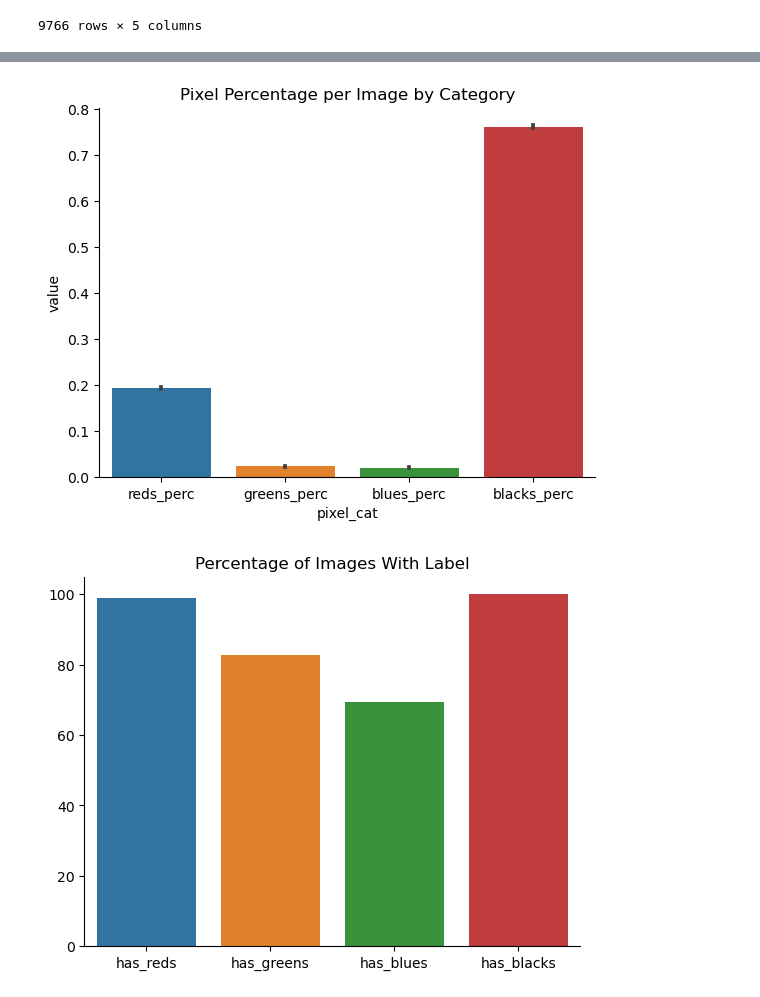
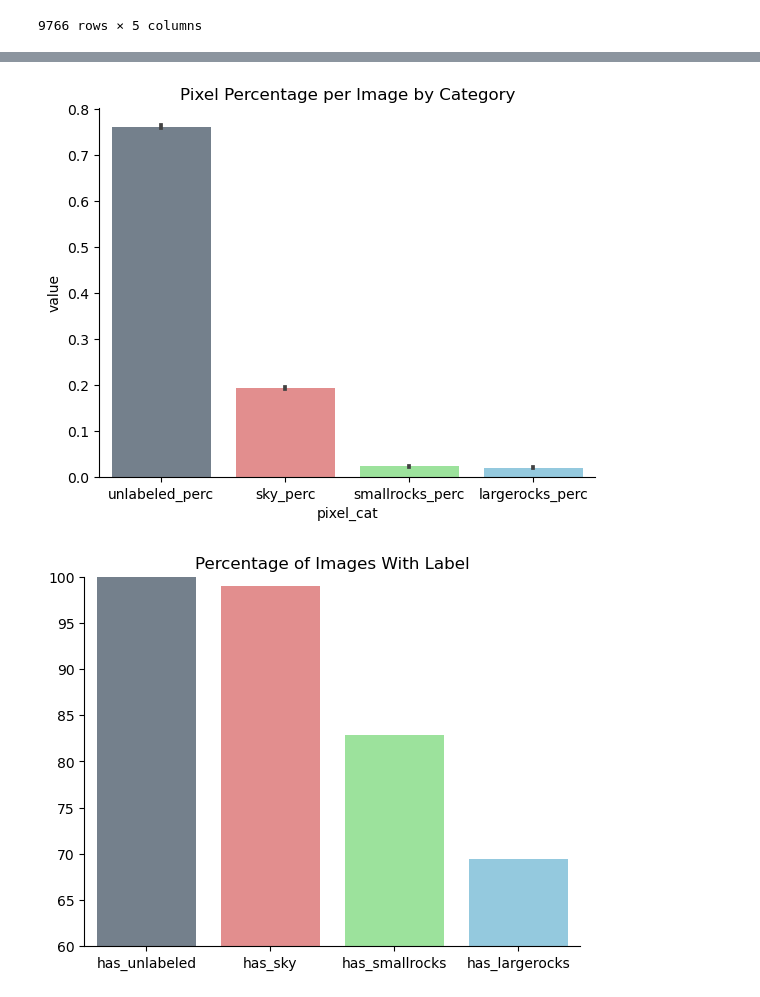
Before and after one commit to justjoshtings/Lunar-Landscape-Image-Segmentation, a Jupyter notebook: sahara-ensley-individual-project/Code/EDA_figures.ipynb, the cells around one changed output, grey strips where cells are left out. Cells and saved outputs as stored; diff of their text form; code cells hidden in the pictures.

```diff
--- a/sahara-ensley-individual-project/Code/EDA_figures.ipynb
+++ b/sahara-ensley-individual-project/Code/EDA_figures.ipynb
@@ -47,29 +55,32 @@ sns.despine()
 # %%
-df['reds_perc'] = df.apply(lambda x: x.reds/(x.reds+x.blues+x.greens+x.blacks), axis = 1)
-df['blues_perc'] = df.apply(lambda x: x.blues/(x.reds+x.blues+x.greens+x.blacks), axis = 1)
-df['blacks_perc'] = df.apply(lambda x: x.blacks/(x.reds+x.blues+x.greens+x.blacks), axis = 1)
-df['greens_perc'] = df.apply(lambda x: x.greens/(x.reds+x.blues+x.greens+x.blacks), axis = 1)
+df['sky_perc'] = df.apply(lambda x: x.reds/(x.reds+x.blues+x.greens+x.blacks), axis = 1)
+df['largerocks_perc'] = df.apply(lambda x: x.blues/(x.reds+x.blues+x.greens+x.blacks), axis = 1)
+df['unlabeled_perc'] = df.apply(lambda x: x.blacks/(x.reds+x.blues+x.greens+x.blacks), axis = 1)
+df['smallrocks_perc'] = df.apply(lambda x: x.greens/(x.reds+x.blues+x.greens+x.blacks), axis = 1)
 
-melted_perc = df.melt(id_vars = ['image'], value_vars = ['reds_perc', 'greens_perc', 'blues_perc', 'blacks_perc'], var_name = 'pixel_cat')
+melted_perc = df.melt(id_vars = ['image'], value_vars = ['sky_perc', 'smallrocks_perc', 'largerocks_perc', 'unlabeled_perc'], var_name = 'pixel_cat')
 # %%
 fig, ax = plt.subplots(nrows = 1, ncols = 1)
-sns.barplot(data = melted_perc, x = 'pixel_cat', y = 'value')
+sns.barplot(data = melted_perc, x = 'pixel_cat', y = 'value', order = melted_perc.groupby('pixel_cat').mean().sort_values(by = 'value', ascending = False).index,
+            palette = ['slategrey', 'lightcoral', 'lightgreen', 'skyblue'])
 ax.set_title('Pixel Percentage per Image by Category')
 sns.despine()
 # %% [output]
-[figure, old version]
+[figure, new version]
 # %%
-df['has_reds'] = df.reds > 0
-df['has_greens'] = df.greens > 0
-df['has_blues'] = df.blues > 0
-df['has_blacks'] = df.blacks > 0
+df['has_sky'] = df.reds > 0
+df['has_smallrocks'] = df.greens > 0
+df['has_largerocks'] = df.blues > 0
+df['has_unlabeled'] = df.blacks > 0
 num_images = df.groupby('image').count().shape[0]
 num_images
-dat = df.sum()[['has_reds', 'has_greens', 'has_blues', 'has_blacks']]/num_images * 100
+dat = df.sum()[['has_sky', 'has_smallrocks', 'has_largerocks', 'has_unlabeled']]/num_images * 100
+dat = dat.sort_values(ascending = False)
 # %%
 fig, ax = plt.subplots(nrows = 1, ncols = 1)
-sns.barplot(x = dat.index, y = dat.values)
+sns.barplot(x = dat.index, y = dat.values, palette = ['slategrey', 'lightcoral', 'lightgreen', 'skyblue'])
 ax.set_title('Percentage of Images With Label')
+ax.set_ylim((60,100))
 sns.despine()
 # %% [output]
-[figure, old version]
+[figure, new version]
```
Also changed, not shown: parts of 4 cells of this notebook, 4 other files.
